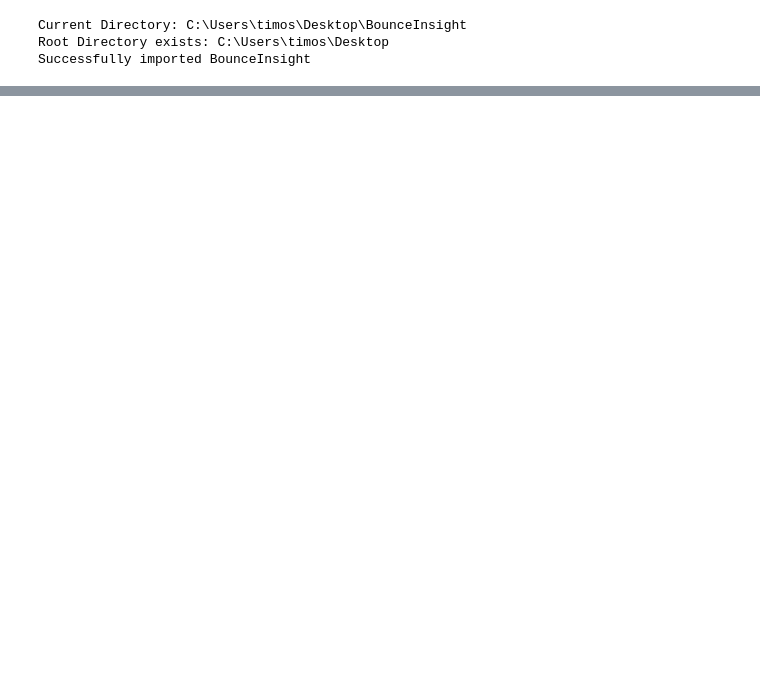
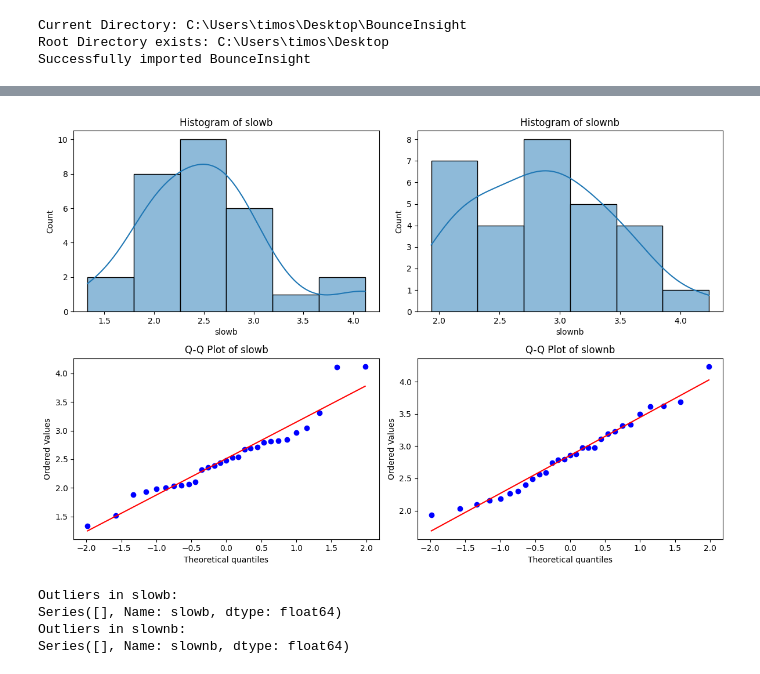
Before and after one commit to loieboi/BounceInsight, a Jupyter notebook: stat.ipynb, the cells around one changed output, grey strips where cells are left out. Saved outputs shown, nothing was run; the diff lists cells and outputs as text; code cells hidden in the pictures; blank space fills up the shorter version.

```diff
--- a/stat.ipynb
+++ b/stat.ipynb
@@ -37,5 +37,5 @@ Current Directory: C:\Users\timos\Desktop\BounceInsight
 Root Directory exists: C:\Users\timos\Desktop
 Successfully imported BounceInsight
 # %%
-insight.run_statistics(analysis_type='ttest', metric='t_ecc', comparison_type='b_nb_slow', df_type='gym')
+insight.run_statistics(analysis_type='ttest', metric='t_ecc', comparison_type='b_nb_slow', df_type='fp')
 # %% [output]
@@ -45,0 +79,8 @@ ValueError: unequal length arrays
+# %%
+insight.run_statistics(analysis_type='check_data',  metric='t_ecc', comparison_type='b_nb_slow', df_type='fp')
+# %% [output]
+[figure, added]
+Outliers in slowb:
+Series([], Name: slowb, dtype: float64)
+Outliers in slownb:
+Series([], Name: slownb, dtype: float64)
```
Also changed, not shown: parts of 2 cells of this notebook, 11 other files.
